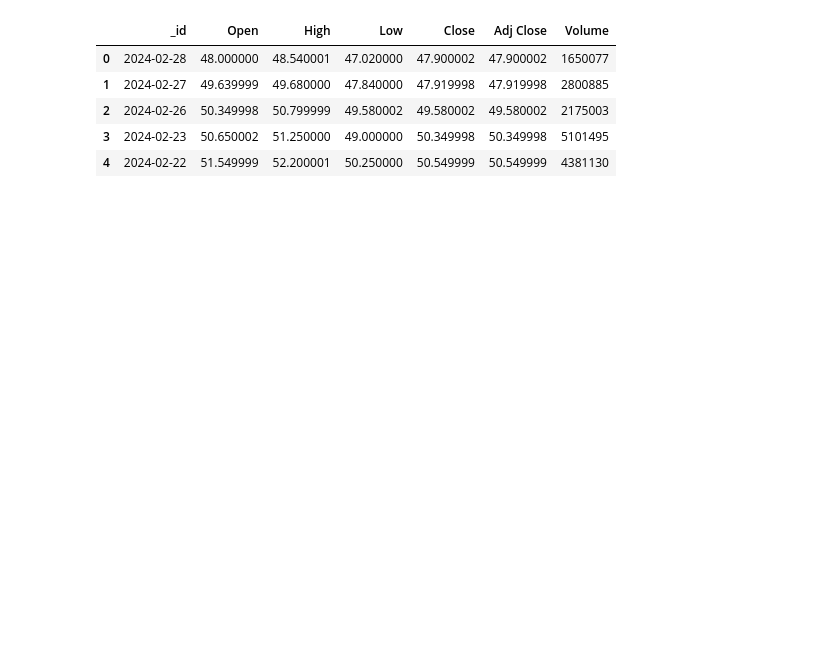
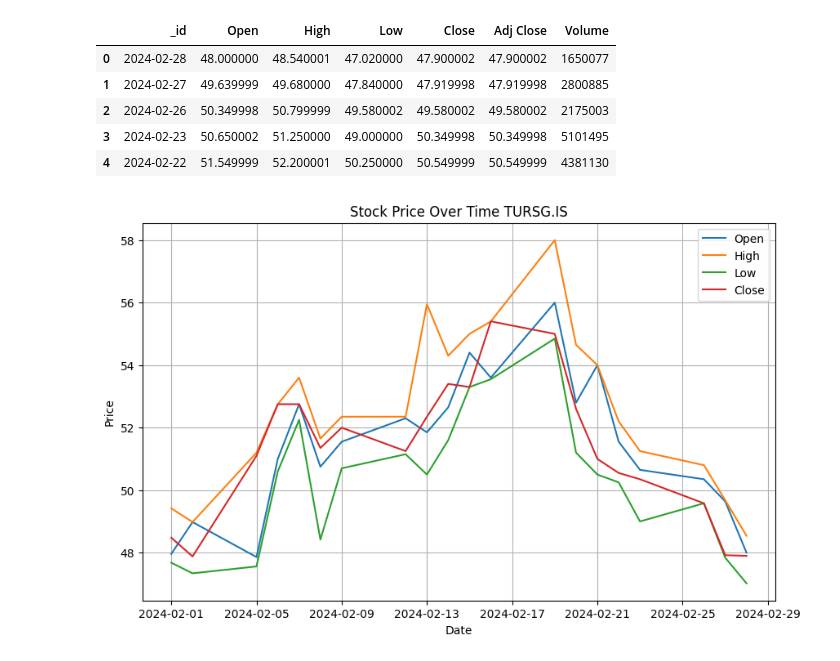
Before and after one commit to muratisiklan/stock-price, a Jupyter notebook: Experiments/2_Data_Ingestion.ipynb, the cells around one changed output. Drawn from its saved outputs; the diff is of its cells as text; code cells hidden in the pictures; blank space fills up the shorter version.

Commit message:
visualization functions added

```diff
--- a/Experiments/2_Data_Ingestion.ipynb
+++ b/Experiments/2_Data_Ingestion.ipynb
@@ -32,3 +34,39 @@ df.head()
 | 2 | 2024-02-26 | 50.349998 | 50.799999 | 49.580002 | 49.580002 | 49.580002 | 2175003 |
 | 3 | 2024-02-23 | 50.650002 | 51.250000 | 49.000000 | 50.349998 | 50.349998 | 5101495 |
 | 4 | 2024-02-22 | 51.549999 | 52.200001 | 50.250000 | 50.549999 | 50.549999 | 4381130 |
+# %%
+import matplotlib.pyplot as plt
+
+def plot_stock(symbol, last_n):
+    try:
+        client = MongoClient("mongodb://127.0.0.1:27017/")
+        db = client["stockdata"]
+        collection = db[symbol]
+
+        cursor = collection.find().sort("_id", -1).limit(last_n)
+        data_list = list(cursor)
+
+        df = pd.DataFrame(data_list)
+
+        df["_id"] = pd.to_datetime(df["_id"])
+
+        plt.figure(figsize=(10, 6))
+
+        plt.plot(df["_id"], df["Open"], label="Open")
+        plt.plot(df["_id"], df["High"], label="High")
+        plt.plot(df["_id"], df["Low"], label="Low")
+        plt.plot(df["_id"], df["Close"], label="Close")
+
+        plt.title(f"Stock Price Over Time {symbol}")
+        plt.xlabel("Date")
+        plt.ylabel("Price")
+        plt.legend()
+        plt.grid(True)
+        plt.show()
+
+    finally:
+        client.close()
+# %%
+plot_stock('TURSG.IS',20)
+# %% [output]
+[figure, added]
```
Also changed, not shown: parts of 1 cell of this notebook, 1 other file.
